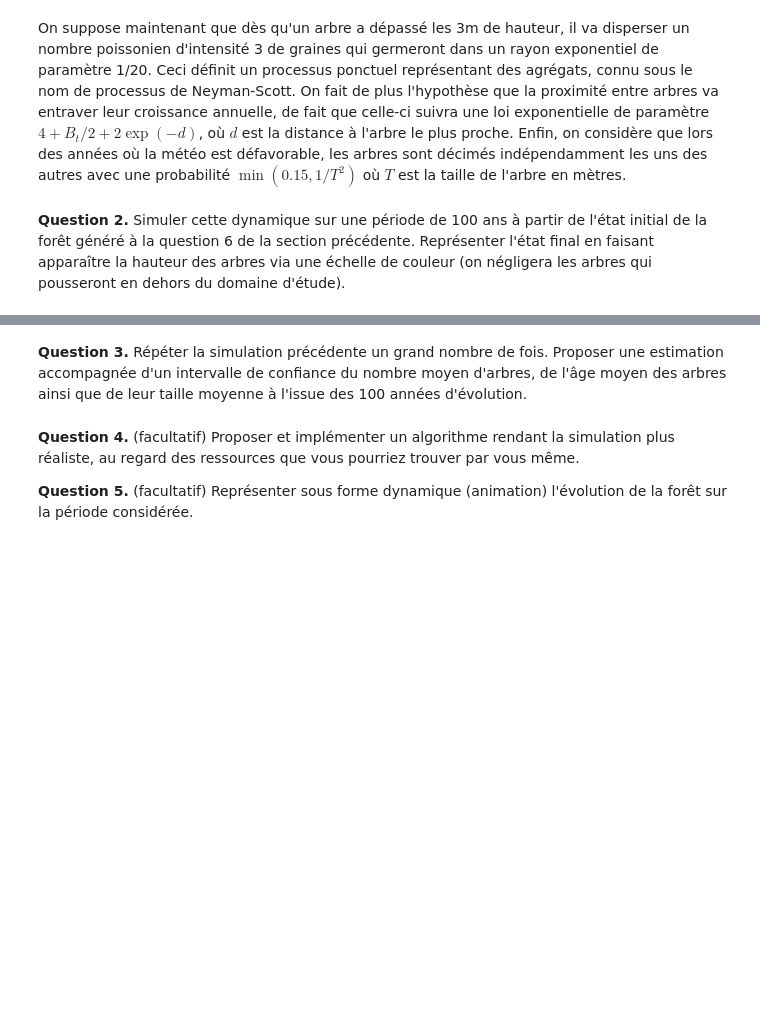
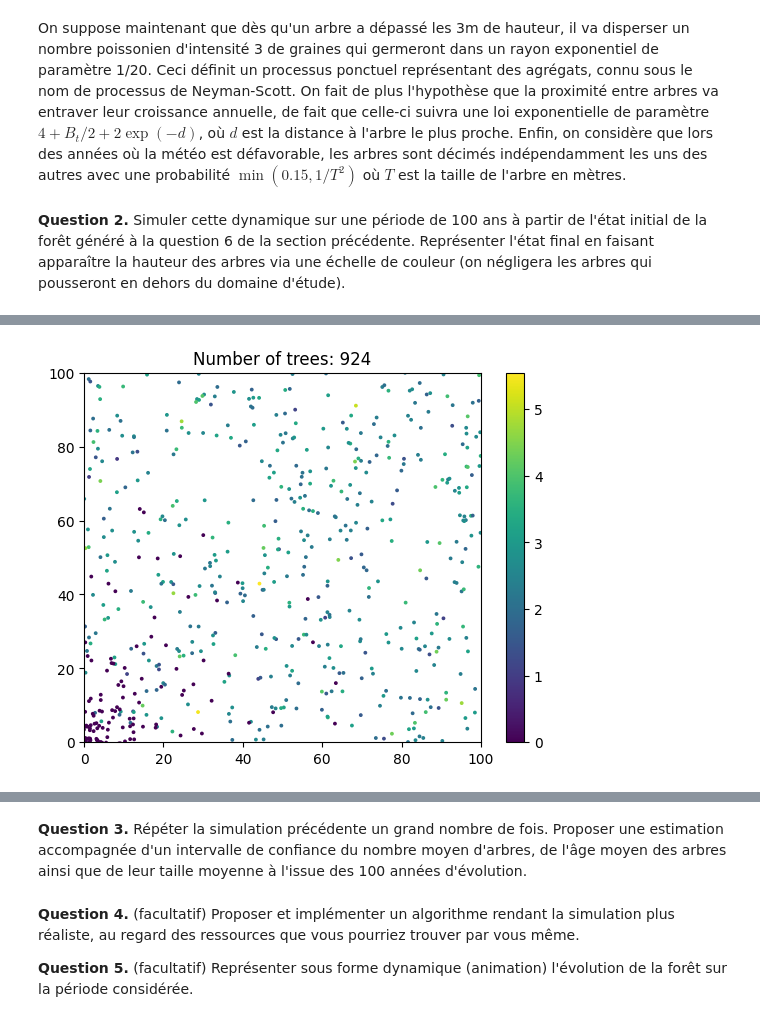
Before and after one commit to VDeumier/Projet_UE11, a Jupyter notebook: Projet_Probabilités_DEUMIER_FEVE.ipynb, the cells around one changed output, grey strips where cells are left out. Saved outputs shown, nothing was run; the diff lists cells and outputs as text; code cells hidden in the pictures; blank space fills up the shorter version.

```diff
--- a/Projet_Probabilités_DEUMIER_FEVE.ipynb
+++ b/Projet_Probabilités_DEUMIER_FEVE.ipynb
@@ -553,0 +513,96 @@ def simForest(nbyears,lam,param,pmin):
+# %%
+
+## Growth after one year
+def new_height_1(b,d):
+    param=4+b/2+2*np.exp(-d)
+    y=np.random.uniform(0,1)
+    growth=-np.log(1-y)/param  #on simule la loi exponentielle par méthode d'inversion
+    return growth
+
+def computeMinDist(X):
+    distances = np.zeros(len(X))
+    for i in range(len(X)):
+        distances[i] = np.min(np.linalg.norm(X[i] - np.delete(X, i, axis=0), axis=1))
+    return distances
+## Definition of the probability of decimation
+
+def probDecim(Heights, pmax):
+    proba = 1 / (Heights ** 2)
+    return np.minimum(proba, pmax)
+
+## Function to simulate the forest
+def simForest(nbyears,lam,param,pmin):
+
+
+    ## Simulate the position of initial trees: (x,y,time of birth)
+
+    X = poisson2(0, 100)
+    mask = (X[:, 0] >= 0) & (X[:, 0] <= 100) & (X[:, 1] >= 0) & (X[:, 1] <= 100)
+    X=X[mask]
+
+
+    ## Heights
+    Heights=np.zeros(len(X))
+    # Initial heights
+    for i in range(len(X)):
+        Heights[i]=height_n()
+
+    for i in range(nbyears):
+        mask = (X[:, 0] >= 0) & (X[:, 0] <= 100) & (X[:, 1] >= 0) & (X[:, 1] <= 100)
+        X=X[mask]
+        Heights=Heights[mask]
+        print("année " + str(i) + " en cours")
+        ## Weather
+        b=0
+        u=np.random.uniform(0,1)
+        if u<2/5:
+            b=1
+
+        ## Compute distance to closest tree
+        distance=computeMinDist(X)
+        ## Add heights
+        for i in range(len(X)):
+            growth=new_height_1(b,distance[i])
+            Heights[i]+=growth
+        ## Decimate
+        #on va utiliser un masque
+        if b==1:
+            test_array=np.random.rand(len(Heights))
+            mask=(test_array>probDecim(Heights, pmax))
+            X=X[mask]
+            Heights=Heights[mask]
+
+            if len(Heights)==0:
+                print("All trees have died...")
+                break
+        # Find which trees have just reached 3m
+        new_tree_indices = np.where(Heights > 3)[0]
+        for i in new_tree_indices:
+            n_offsprings = np.random.poisson(lam)
+            for _ in range(n_offsprings):
+                r = -20 * np.log(1 - np.random.uniform(0, 1))
+                theta = np.random.uniform(0, 2 * np.pi)
+                X = np.vstack((X, [r * np.cos(theta), r * np.sin(theta)]))
+                Heights = np.append(Heights, 0)
+        plt.scatter(X[:,0],X[:,1],c=Heights,s=3)
+        plt.xlim(0,100)
+        plt.ylim(0,100)
+        plt.colorbar()
+        plt.title("Number of trees: "+str(X.shape[0]))
+        plt.show()
+
+    # return X, Heights
+## Intensity of the offsprings
+lam=3
+
+## Parameter of the radius
+param=1/20
+
+## Maximal probability of decimation
+pmax=0.15
+
+## Number of years
+nbyears=25
+
+simForest(nbyears,lam,param,pmax)
+# %% [output]
@@ -553,0 +610 @@ def simForest(nbyears,lam,param,pmin):
+[figure, added]
```
Also changed, not shown: parts of 6 cells of this notebook.
